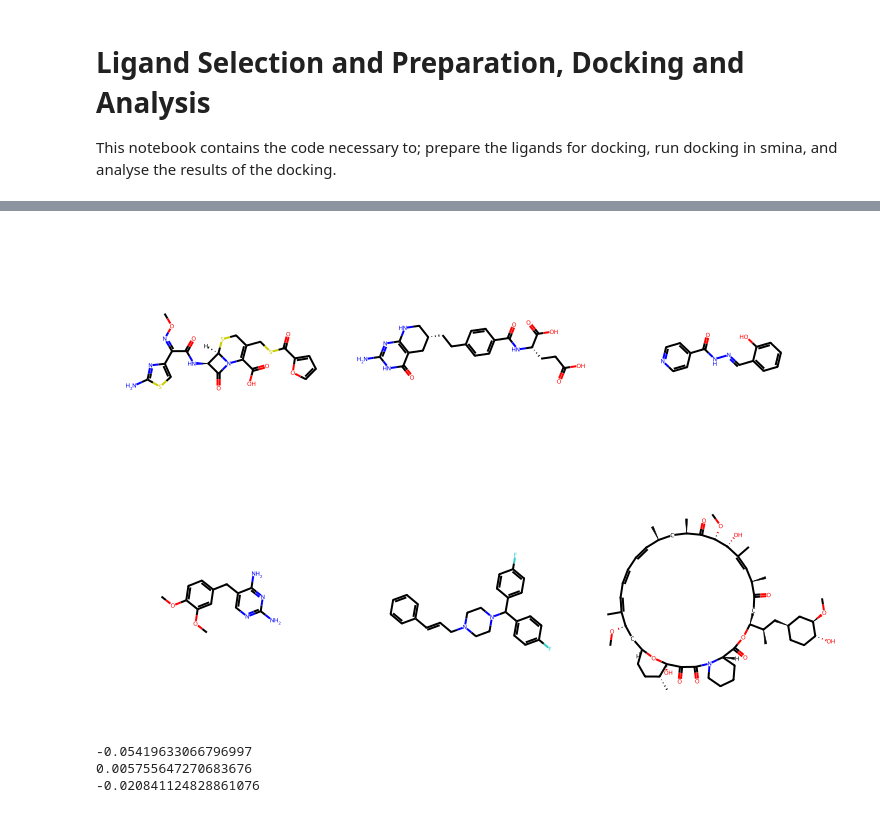
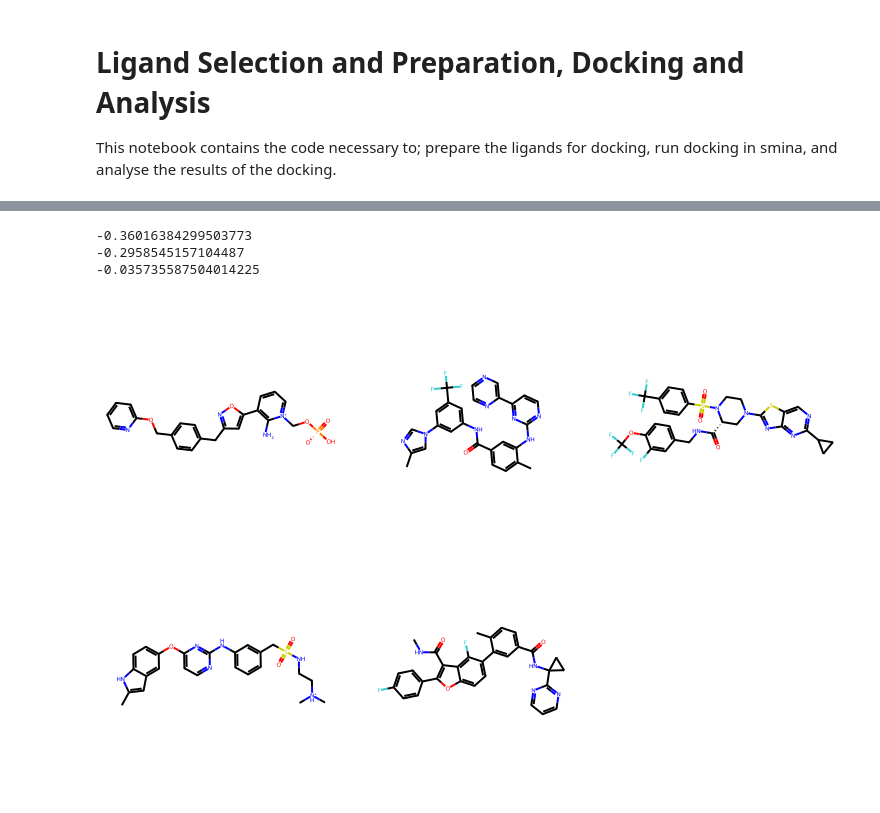
Before and after one commit to lynden95/novel-pabb-inhibitors-eos, a Jupyter notebook: notebooks/docking.ipynb, the cells around one changed output, grey strips where cells are left out. Saved outputs shown, nothing was run; the diff lists cells and outputs as text; code cells hidden in the pictures.

```diff
--- a/notebooks/docking.ipynb
+++ b/notebooks/docking.ipynb
@@ -283,37 +336,35 @@ os.remove(csv_with_200_descriptors)
+# %%
+# finding correlations between the affinity and MW/rotatable bonds/heteroatms
+
+csv_file = os.path.join(RESULTSPATH, "outputs", "smiles_200descriptors.csv")
+
+df = pd.read_csv(csv_file)
+
+
+print(df['minimizedAffinity'].corr(df['MolWt']))
+print(df['minimizedAffinity'].corr(df['NumHeteroatoms']))
+print(df['minimizedAffinity'].corr(df['NumRotatableBonds']))
+
+#remember - a lower affinity = predeicited tighter binding, so a negatice correlation means tighter binding.
+# %% [output]
+-0.36016384299503773
+-0.2958545157104487
+-0.035735587504014225
 # %%
 # Double check the lowest scoring compound manually (low scoring is better).
 
 # The below are the top 5 binders from the cho_sim50 search - .csv output taken and
 
 from rdkit import Chem
 from rdkit.Chem.Draw import IPythonConsole
 from rdkit.Chem import Draw
 
-a = Chem.MolFromSmiles('CO/N=C(\C(=O)N[C@@H]1C(=O)N2C(C(=O)O)=C(CSC(=O)c3ccco3)CS[C@H]12)c1csc(N)n1')
-b = Chem.MolFromSmiles('Nc1nc2c(c(=O)[nH]1)C[C@@H](CCc1ccc(C(=O)N[C@@H](CCC(=O)O)C(=O)O)cc1)CN2')
-c = Chem.MolFromSmiles('O=C(N/N=C/c1ccccc1O)c1ccncc1')
-d = Chem.MolFromSmiles('COc1ccc(Cc2cnc(N)nc2N)cc1OC')
-e = Chem.MolFromSmiles('Fc1ccc(C(c2ccc(F)cc2)N2CCN(C/C=C/c3ccccc3)CC2)cc1')
-test = Chem.MolFromSmiles('CO[C@H]1C[C@@H]2CC[C@@H](C)[C@@](O)(O2)C(=O)C(=O)N2CCCC[C@H]2C(=O)O[C@H]([C@H](C)C[C@@H]2CC[C@@H](O)[C@H](OC)C2)CC(=O)[C@H](C)/C=C(\C)[C@@H](O)[C@@H](OC)C(=O)[C@H](C)C[C@H](C)/C=C/C=C/C=C/1C')
-
-Draw.MolsToGridImage((a,b,c,d,e, test), subImgSize=(250,250))
+a = Chem.MolFromSmiles('Nc1c(-c2cc(Cc3ccc(COc4ccccn4)cc3)no2)ccc[n+]1CO[P@](=O)([O-])O')
+b = Chem.MolFromSmiles('Cc1cn(-c2cc(NC(=O)c3ccc(C)c(Nc4nccc(-c5cnccn5)n4)c3)cc(C(F)(F)F)c2)cn1')
+c = Chem.MolFromSmiles('O=C(NCc1ccc(OC(F)(F)F)c(F)c1)[C@H]1CN(c2nc3nc(C4CC4)ncc3s2)CCN1S(=O)(=O)c1ccc(C(F)(F)F)cc1')
+d = Chem.MolFromSmiles('Cc1cc2cc(Oc3ccnc(Nc4cccc(CS(=O)(=O)NCC[NH+](C)C)c4)n3)ccc2[nH]1')
+e = Chem.MolFromSmiles('CNC(=O)c1c(-c2ccc(F)cc2)oc2ccc(-c3cc(C(=O)NC4(c5ncccn5)CC4)ccc3C)c(F)c12')
+test = Chem.MolFromSmiles('C[C@@H](NC(=O)[C@@H](CC(=O)N1CCC(N2CCCCC2)CC1)N1C(=O)[C@@H](N2C(=O)OC[C@@H]2c2ccccc2)[C@H]1/C=C/c1ccccc1)c1cccc(C(F)(F)F)c1')
+Draw.MolsToGridImage((a,b,c,d,e), subImgSize=(250,250))
 # %% [output]
-[figure, old version]
+[figure, new version]
-# %%
-# finding correlations between the affinity and MW/rotatable bonds/heteroatms
-
-csv_file = os.path.join(mypath, "affinities_smiles_descriptors.csv")
-
-df = pd.read_csv(csv_file)
-
-
-
-print(df['AFFINITY'].corr(df['MolWt']))
-print(df['AFFINITY'].corr(df['NumHeteroatoms']))
-print(df['AFFINITY'].corr(df['NumRotatableBonds']))
-
-#remember - a lower affinity = predeicited tighter binding, so a negatice correlation means tighter binding.
-# %% [output]
--0.05419633066796997
-0.005755647270683676
--0.020841124828861076
```
Also changed, not shown: parts of 21 cells of this notebook, 26 other files.
